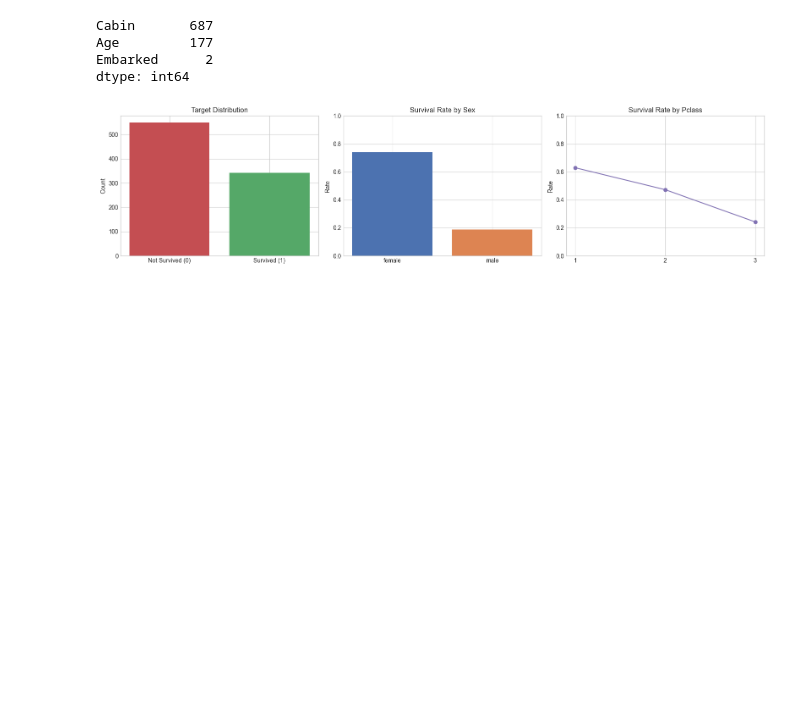
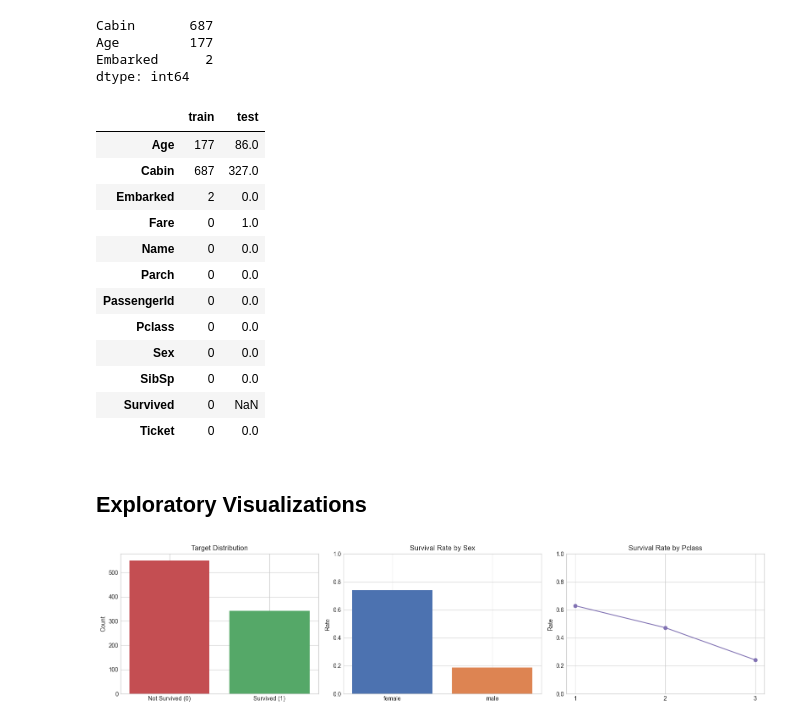
Before and after one commit to Damien-88/AI610_TP, a Jupyter notebook: code/knn.ipynb, the cells around one changed output. Drawn from its saved outputs; the diff is of its cells as text; code cells hidden in the pictures; blank space fills up the shorter version.

```diff
--- a/code/knn.ipynb
+++ b/code/knn.ipynb
@@ -40,6 +45,7 @@ plt.style.use("seaborn-v0_8-whitegrid")
 # %%
-def find_project_root(start: Path) -> Path:
+def find_project_root(start):
     """Find workspace root by locating data/titanic/train.csv."""
+    # Walk upward so the notebook works regardless of the current working directory.
     current = start.resolve()
     for candidate in [current] + list(current.parents):
         if (candidate / "data" / "titanic" / "train.csv").exists():
@@ -47,10 +53,12 @@ def find_project_root(start: Path) -> Path:
     raise FileNotFoundError("Could not locate project root containing data/titanic/train.csv")
 
 
-def build_features(df: pd.DataFrame) -> pd.DataFrame:
+def build_features(df):
     x = df.copy()
+    # Family size and being alone are stronger survival predictors than SibSp/Parch individually.
     x["FamilySize"] = x["SibSp"] + x["Parch"] + 1
     x["IsAlone"] = (x["FamilySize"] == 1).astype(int)
+    # Extract the honorific (e.g. "Mr", "Miss") between the comma and period in "Last, Title. First".
     x["Title"] = (
         x["Name"]
         .fillna("")
@@ -61,13 +69,14 @@ def build_features(df: pd.DataFrame) -> pd.DataFrame:
     return x
 
 
-def make_pipeline() -> Pipeline:
+def make_pipeline():
     numeric_features = ["Pclass", "Age", "SibSp", "Parch", "Fare", "FamilySize", "IsAlone"]
     categorical_features = ["Sex", "Embarked", "Title"]
 
     numeric_transformer = Pipeline(
         steps=[
             ("imputer", SimpleImputer(strategy="median")),
+            # KNN relies on distance, so features must be on a comparable scale.
             ("scaler", StandardScaler()),
         ]
     )
@@ -75,6 +84,7 @@ def make_pipeline() -> Pipeline:
     categorical_transformer = Pipeline(
         steps=[
             ("imputer", SimpleImputer(strategy="most_frequent")),
+            # Ignore categories unseen in training (e.g. test-only Embarked values) instead of erroring.
             ("encoder", OneHotEncoder(handle_unknown="ignore")),
         ]
     )
@@ -124,6 +137,30 @@ Cabin       687
 Age         177
 Embarked      2
 dtype: int64
+# %%
+null_counts = pd.DataFrame(
+    {
+        "train": train_df.isna().sum(),
+        "test": test_df.isna().sum(),
+    }
+)
+display(null_counts)
+# %% [output]
+|  | train | test |
+| Age | 177 | 86.0 |
+| Cabin | 687 | 327.0 |
+| Embarked | 2 | 0.0 |
+| Fare | 0 | 1.0 |
+| Name | 0 | 0.0 |
+| Parch | 0 | 0.0 |
+| PassengerId | 0 | 0.0 |
+| Pclass | 0 | 0.0 |
+| Sex | 0 | 0.0 |
+| SibSp | 0 | 0.0 |
+| Survived | 0 | NaN |
+| Ticket | 0 | 0.0 |
+# %% [markdown]
+## Exploratory Visualizations
 # %%
 # Survival distribution
 survival_counts = train_df["Survived"].value_counts().sort_index()
```
Also changed, not shown: parts of 13 cells of this notebook, 1 other file.
